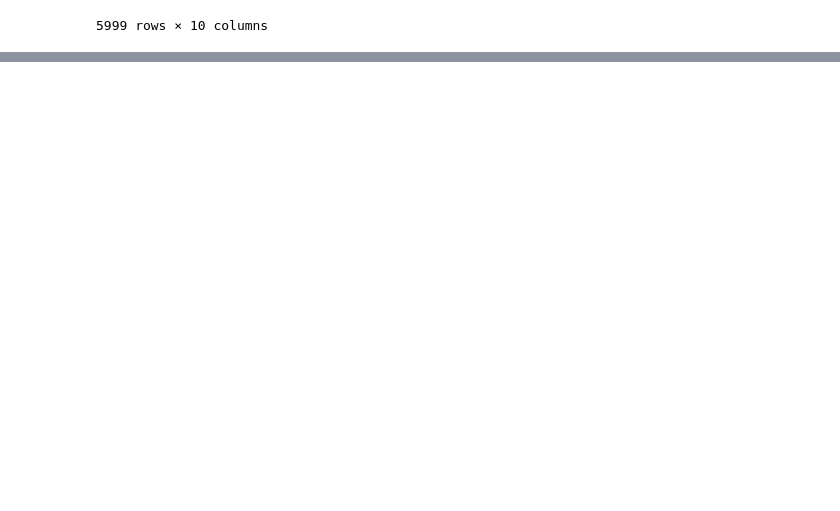
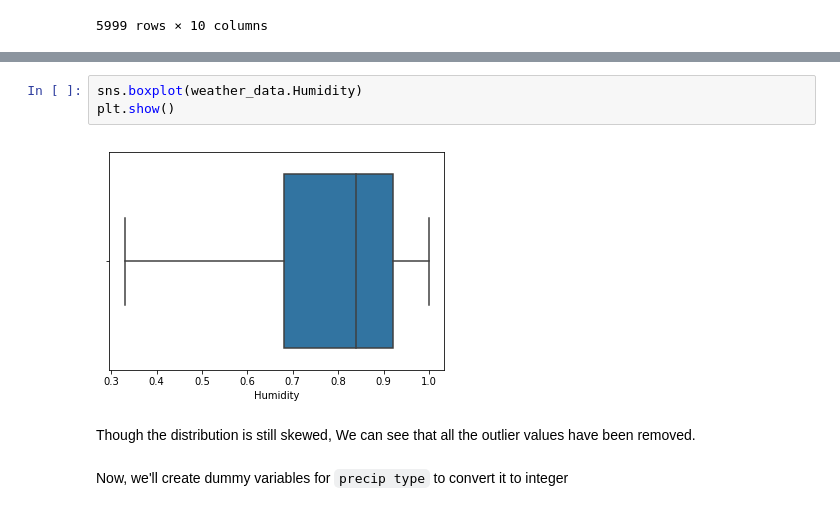
Before and after one commit to SrajanKumarShukla/Apparent-Temperature-Prediction, a Jupyter notebook: Apparent-Temperature-Prediction.ipynb, the cells around one changed output, grey strips where cells are left out. Saved outputs shown, nothing was run; the diff lists cells and outputs as text; blank space fills up the shorter version.

```diff
--- a/Apparent-Temperature-Prediction.ipynb
+++ b/Apparent-Temperature-Prediction.ipynb
@@ -253,0 +291,9 @@ weather_data
+# %%
+sns.boxplot(weather_data.Humidity)
+plt.show()
+# %% [output]
+[figure, added]
+# %% [markdown]
+Though the distribution is still skewed, We can see that all the outlier values have been removed.
+# %% [markdown]
+Now, we'll create dummy variables for `precip type` to convert it to integer
```
Also changed, not shown: parts of 27 cells of this notebook.
